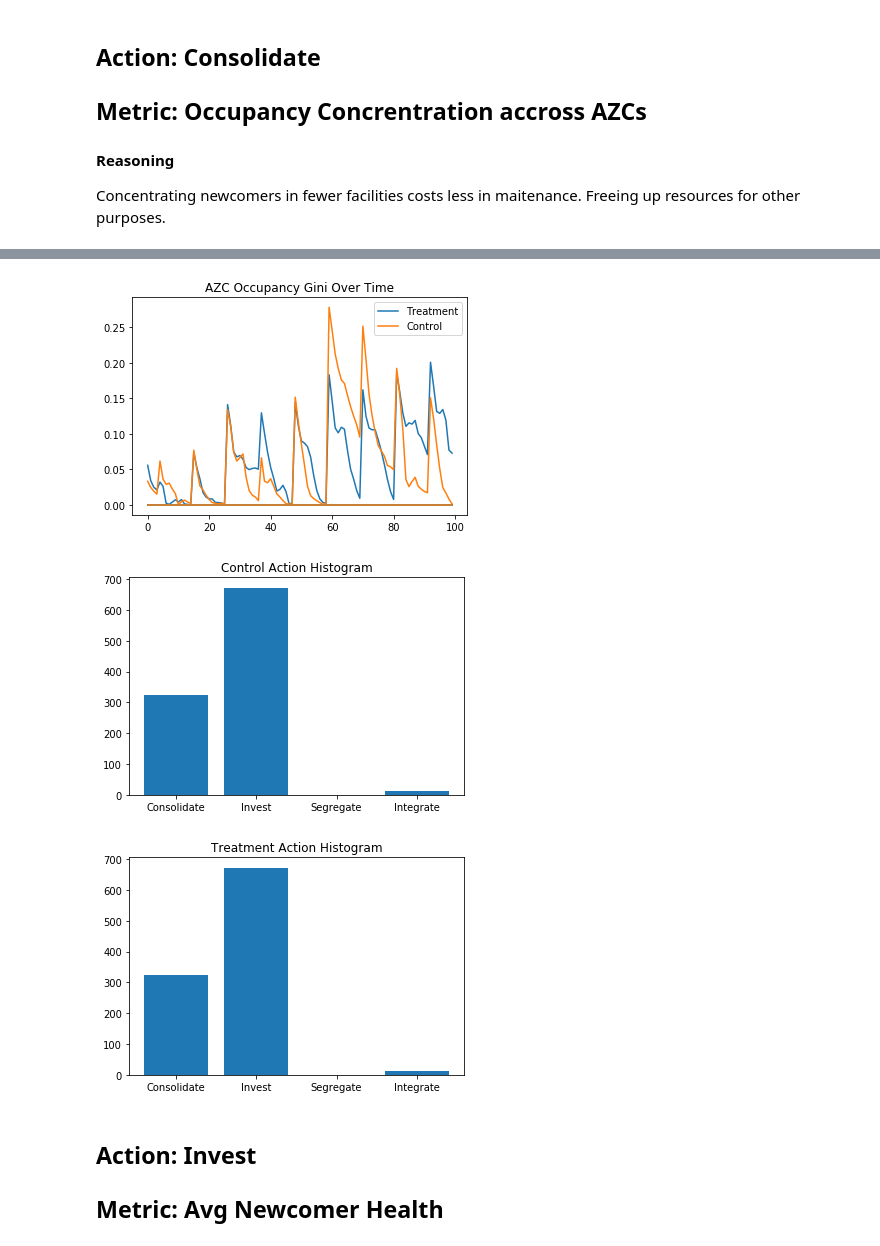
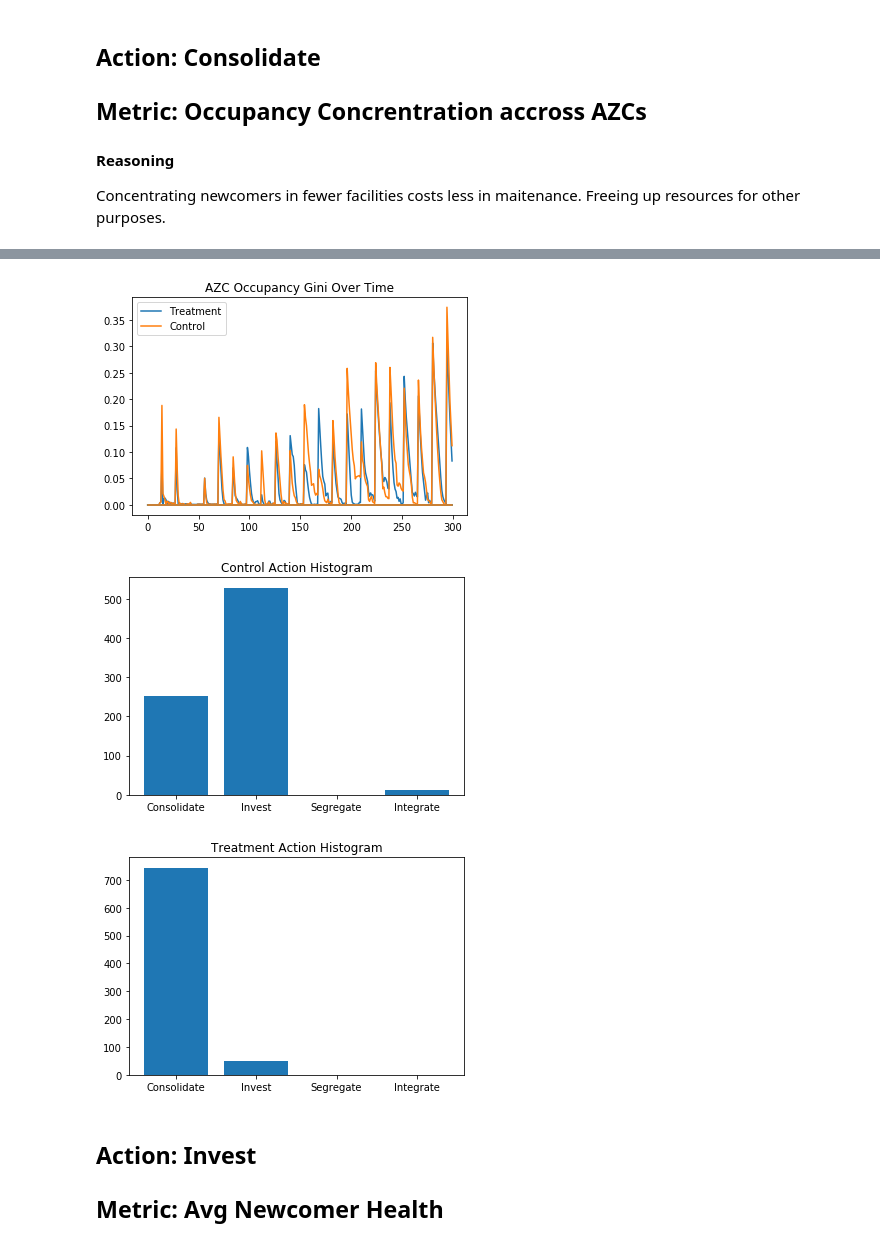
Before and after one commit to phillipjw/humanitarian_logistics, a Jupyter notebook: Action-Value Test.ipynb, the cells around one changed output, grey strips where cells are left out. Saved outputs shown, nothing was run; the diff lists cells and outputs as text; code cells hidden in the pictures.

Commit message:
consoliate gini test working, no visible difference in gini

```diff
--- a/Action-Value Test.ipynb
+++ b/Action-Value Test.ipynb
@@ -34,11 +34,10 @@ Concentrating newcomers in fewer facilities costs less in maitenance. Freeing up
 test = HumanitarianLogistics(width, height, num_pols, city_size)
 
 #treatment
-treatment = [azc for azc in test.schedule.agents if
+treatment = [azc.coa for azc in test.schedule.agents if
        type(azc) is AZC and azc.modality == 'AZC']
 
 data = np.zeros(shape = (number_steps, len(treatment)))
-
 for x in treatment:
     x.self_enhancement = 80
     x.self_transcendence = 50
@@ -51,16 +50,16 @@ for x in treatment:
     x.staff = x.self_transcendence
     x.checkin_frequency =  int(365/(x.staff*52/100))
     x.action_frequency = x.assessment_frequency
-    print(x.checkin_frequency)
 
 
 for step in range(0,number_steps):
     test.step()
     treatment_data = []
-    for azc in treatment:
-        total_nc = float(len([nc for nc in test.schedule.agents if
-                          type(nc) is Newcomer]))
-        treatment_data.append(azc.occupancy)
+    for coa in treatment:
+        for azc in coa.city.azcs:
+            treatment_data.append(azc.occupancy)
+
+
 
     data[step,0] = gini(np.array(treatment_data,dtype='float'))
 
@@ -79,13 +78,13 @@ plt.show()
 
 
 #init new model
-test = HumanitarianLogistics(width, height, num_pols, city_size)
+testc = HumanitarianLogistics(width, height, num_pols, city_size)
 #control
-control = [azc for azc in test.schedule.agents if
+control = [azc.coa for azc in testc.schedule.agents if
        type(azc) is AZC and azc.modality == 'AZC']
 
 for x in control:
-    x.self_enhancement = 50
+    x.self_enhancement = 40
     x.self_transcendence = 50
     x.conservatism = 50
     x.openness_to_change = 50
@@ -99,12 +98,12 @@ for x in control:
     print(x.checkin_frequency)
 
 for step in range(0,number_steps):
-    test.step()
+    testc.step()
     control_data = []
-    for azc in control:
-        total_nc = float(len([nc for nc in test.schedule.agents if
-                          type(nc) is Newcomer]))
-        control_data.append(azc.occupancy)
+    for coa in control:
+        for azc in coa.city.azcs:
+            control_data.append(azc.occupancy)
+
 
     data[step,1] = gini(np.array(control_data, dtype = 'float'))
 
@@ -172,35 +159,35 @@ shock-over
 # %%
-plt.plot(data[150:250,:])
+plt.plot(data)
 plt.legend(['Treatment', 'Control'])
 plt.title('AZC Occupancy Gini Over Time')
 plt.show()
 names = ['Consolidate', 'Invest', 'Segregate', 'Integrate']
 hist = {name:0 for name in names}
 
 
 for c in control:
     for name in names:
         for act in c.city.coa.actions:
             if act.name == name:
                 hist[name] += act.counter
 plt.bar(hist.keys(), hist.values())
 plt.title('Control Action Histogram')
 plt.show()
 
 hist = {name:0 for name in names}
 
 for c in treatment:
     for name in names:
         for act in c.city.coa.actions:
             if act.name == name:
                 hist[name] += act.counter
 plt.bar(hist.keys(), hist.values())
 plt.title('Treatment Action Histogram')
 plt.show()
 # %% [output]
-[figure, old version]
+[figure, new version]
-[figure, old version]
+[figure, new version]
-[figure, old version]
+[figure, new version]
 # %% [markdown]
 ## Action: Invest
 ## Metric: Avg Newcomer Health
```
Also changed, not shown: parts of 2 cells of this notebook.
